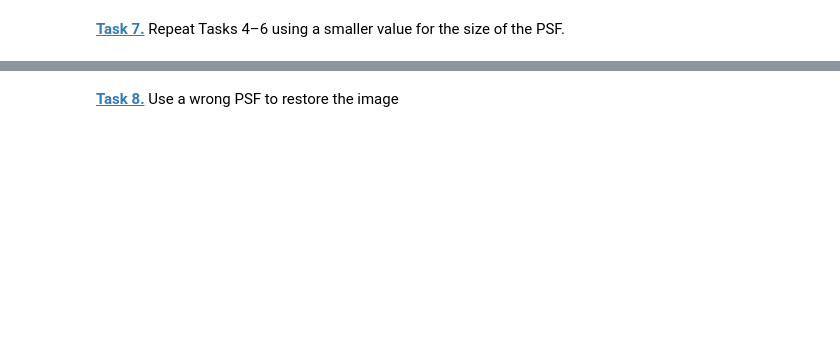
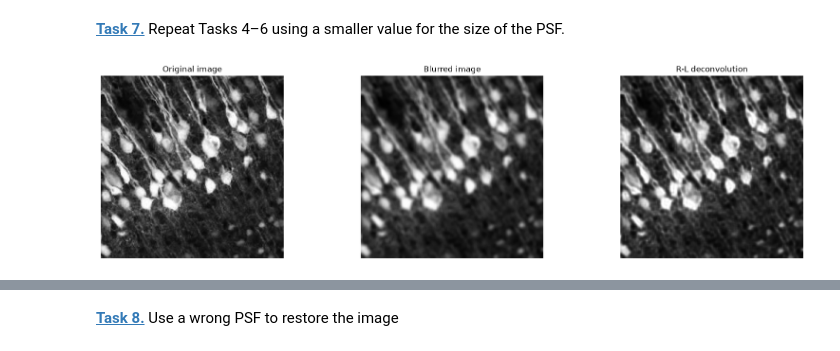
Before and after one commit to tilmannstieglitz/mobi-fs5-python, a Jupyter notebook: deconvolution.ipynb, the cells around one changed output, grey strips where cells are left out. Drawn from its saved outputs; the diff is of its cells as text; code cells hidden in the pictures; blank space fills up the shorter version.

```diff
--- a/deconvolution.ipynb
+++ b/deconvolution.ipynb
@@ -106,2 +119,25 @@ plt.imshow(deconv_img_noise, "gray")
 # %% [markdown]
 **[Task 7.]()** Repeat Tasks 4–6 using a smaller value for the size of the PSF.
+# %%
+psf_size_5 = 5
+psf_5 = np.ones((psf_size_5, psf_size_5)) / psf_size_5 ** 2
+img_psf_5 = conv(img, psf_5, mode="same", boundary="symm")
+
+img_rld_5 = richardson_lucy_deconvolution(img_psf_5, psf_5, 20)
+
+plt.figure(figsize=(20,5))
+plt.subplot(1, 3, 1)
+plt.axis('off')
+plt.imshow(img, 'gray')
+plt.title('Original image')
+plt.subplot(1, 3, 2)
+plt.axis('off')
+plt.imshow(img_psf_5, 'gray')
+plt.title('Blurred image')
+plt.subplot(1, 3, 3)
+plt.axis('off')
+plt.imshow(img_rld_5, 'gray')
+plt.title('R-L deconvolution')
+plt.show()
+# %% [output]
+[figure, added]
```
Also changed, not shown: parts of 6 cells of this notebook.
